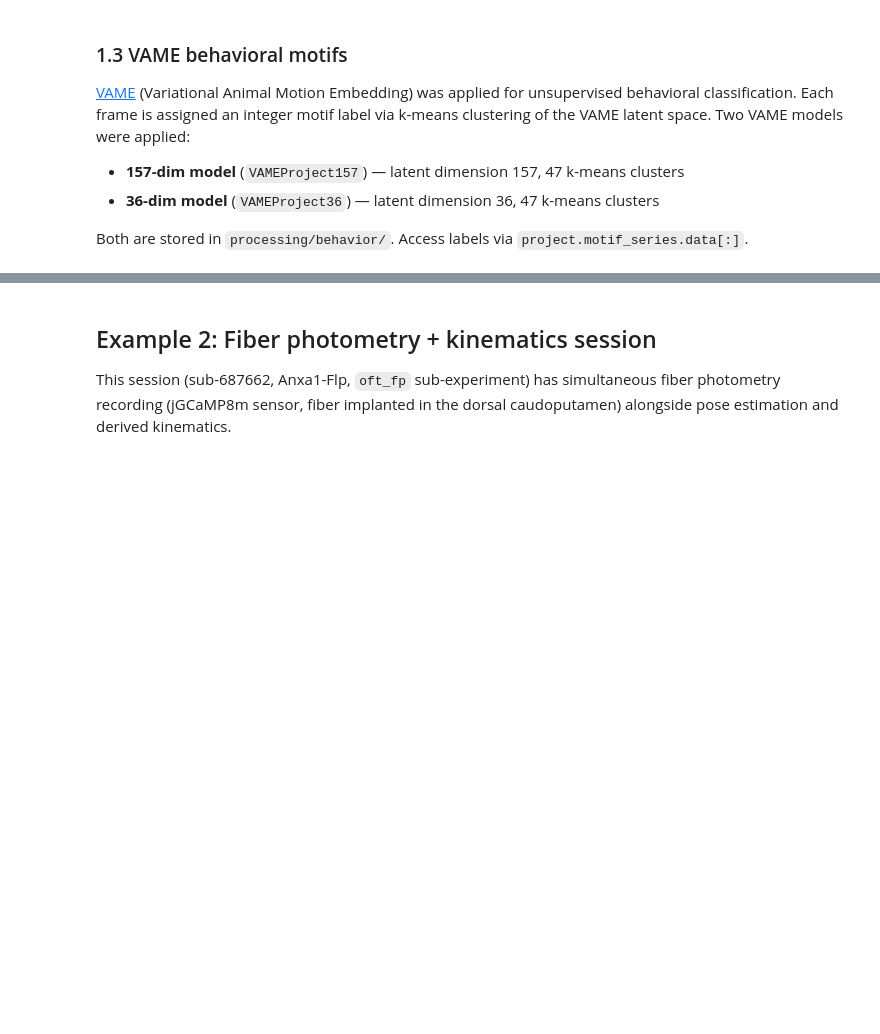
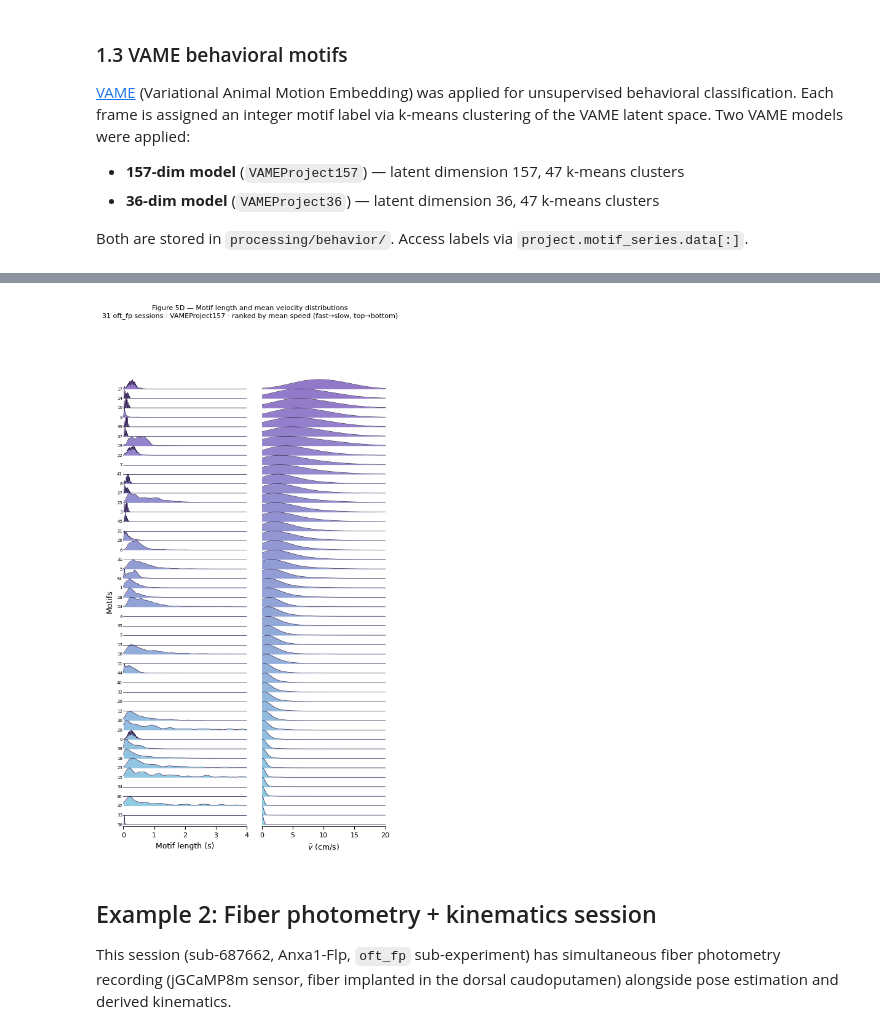
Before and after one commit to catalystneuro/meletis-lab-to-nwb, a Jupyter notebook: src/meletis_lab_to_nwb/tutorials/open_field_test_demo.ipynb, the cells around one changed output, grey strips where cells are left out. Cells and saved outputs as stored; diff of their text form; code cells hidden in the pictures; blank space fills up the shorter version.

```diff
--- a/src/meletis_lab_to_nwb/tutorials/open_field_test_demo.ipynb
+++ b/src/meletis_lab_to_nwb/tutorials/open_field_test_demo.ipynb
@@ -205,3 +306,83 @@ VAMEProject36:
+# %%
+# Figure 5D ridge plots — motif length and mean velocity
+
+
+def _ridge_plot(ax, values_per_row, row_labels, x_range, bandwidth=None, overlap=0.75, colors=None, x_label=""):
+    """Ridge / joy plot — row 0 is drawn at the bottom, row n-1 at the top."""
+    n = len(values_per_row)
+    x_grid = np.linspace(x_range[0], x_range[1], 500)
+    kdes, row_maxes = [], []
+    for vals in values_per_row:
+        arr = np.asarray(vals)
+        arr = arr[(arr >= x_range[0]) & (arr <= x_range[1])]
+        if len(arr) < 5 or arr.std() == 0:
+            kdes.append(np.zeros_like(x_grid))
+            row_maxes.append(1.0)
+            continue
+        try:
+            density = gaussian_kde(arr, bw_method=bandwidth or "scott")(x_grid)
+        except Exception:
+            kdes.append(np.zeros_like(x_grid))
+            row_maxes.append(1.0)
+            continue
+        kdes.append(density)
+        row_maxes.append(max(float(density.max()), 1e-12))
+
+    row_h = overlap
+    if colors is None:
+        colors = ["#9070C0"] * n
+    for i in range(n - 1, -1, -1):  # draw bottom rows first so upper rows paint on top
+        y_base = i * row_h
+        density = kdes[i] / row_maxes[i] * row_h
+        ax.fill_between(x_grid, y_base, y_base + density, color=colors[i], alpha=0.85, linewidth=0, zorder=i + 1)
+        ax.plot(x_grid, y_base + density, color="#2A1A4A", linewidth=0.5, zorder=i + 2)
+
+    ax.set_yticks([i * row_h + row_h * 0.05 for i in range(n)])
+    ax.set_yticklabels(row_labels, fontsize=5)
+    ax.set_xlim(x_range)
+    ax.set_ylim(-row_h * 0.15, (n - 1) * row_h + row_h * 1.3)
+    ax.set_xlabel(x_label, fontsize=9)
+    ax.tick_params(axis="y", length=0, pad=1)
+    ax.spines[["top", "right", "left"]].set_visible(False)
+    ax.spines["bottom"].set_linewidth(0.6)
+    ax.tick_params(axis="x", labelsize=8)
+
+
+# Color gradient: purple (fast/top) → light blue (slow/bottom)
+# motif_order_fast_first[0] = fastest = top; reversed gives [slowest...fastest]
+n_m = len(motif_order_fast_first)
+_vel_cmap = LinearSegmentedColormap.from_list("vel_cmap", ["#7EC8E0", "#8060C0"])
+motif_order_bottom_to_top = list(reversed(motif_order_fast_first))  # index 0 = slowest (bottom)
+colors_ridges = [_vel_cmap(i / max(n_m - 1, 1)) for i in range(n_m)]
+
+dur_list = [all_bouts[m]["durations"] for m in motif_order_bottom_to_top]
+spd_list = [all_bouts[m]["mean_speeds"] for m in motif_order_bottom_to_top]
+labels_list_5d = [str(m) for m in motif_order_bottom_to_top]
+
+fig5d, axes5d = plt.subplots(1, 2, figsize=(5.5, 9.5), sharey=True, gridspec_kw={"wspace": 0.12})
+
+_ridge_plot(
+    axes5d[0], dur_list, labels_list_5d,
+    x_range=(0, 4), bandwidth=0.08,
+    colors=colors_ridges, x_label="Motif length (s)",
+)
+_ridge_plot(
+    axes5d[1], spd_list, labels_list_5d,
+    x_range=(0, 20), bandwidth=0.8,
+    colors=colors_ridges, x_label=r"$\bar{v}$ (cm/s)",
+)
+
+axes5d[0].set_ylabel("Motifs", fontsize=9, labelpad=4)
+fig5d.suptitle(
+    "Figure 5D — Motif length and mean velocity distributions\n"
+    "31 oft_fp sessions · VAMEProject157 · ranked by mean speed (fast→slow, top→bottom)",
+    fontsize=8,
+    y=1.003,
+)
+plt.tight_layout()
+plt.show()
+# %% [output]
+[figure, added]
 # %% [markdown]
 ## Example 2: Fiber photometry + kinematics session
 
```
Also changed, not shown: parts of 13 cells of this notebook.
